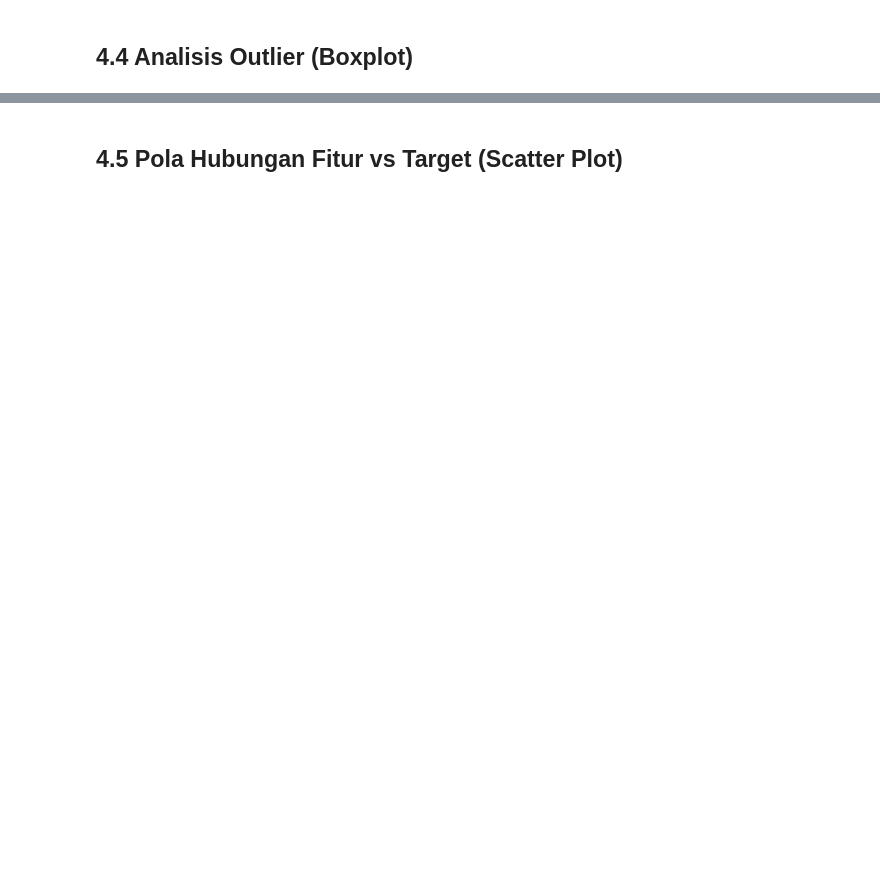
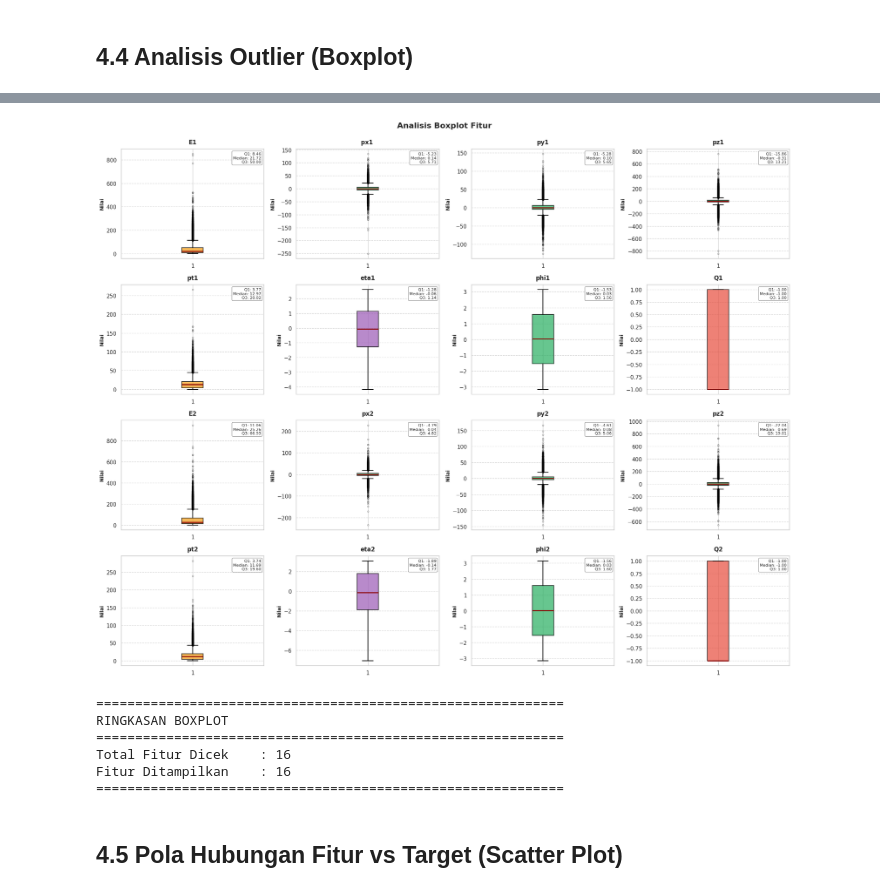
Before and after one commit to Imronrsya/CERN-Electron-Collision-Data, a Jupyter notebook: CERN_Electron_Collision_Data_Tubes_ML.ipynb, the cells around one changed output, grey strips where cells are left out. Saved outputs shown, nothing was run; the diff lists cells and outputs as text; code cells hidden in the pictures; blank space fills up the shorter version.

```diff
--- a/CERN_Electron_Collision_Data_Tubes_ML.ipynb
+++ b/CERN_Electron_Collision_Data_Tubes_ML.ipynb
@@ -181,2 +300,72 @@ Total Fitur Dicek: 16
+# %%
+features_to_check = [col for col in df.columns if col not in ['M', 'Run', 'Event']]
+
+n_cols = 4
+n_rows = 4
+features_display = features_to_check[:n_cols * n_rows]
+
+fig, axes = plt.subplots(n_rows, n_cols, figsize=(20, 16))
+axes = axes.flatten()
+
+for i, col in enumerate(features_display):
+    if 'E' in col or 'pt' in col:
+        color = '#F39C12'
+    elif 'p' in col and 't' not in col:
+        color = '#27AE60'
+    elif 'phi' in col or 'eta' in col:
+        color = '#9B59B6'
+    elif 'Q' in col:
+        color = '#E74C3C'
+    else:
+        color = '#3498DB'
+
+    box = axes[i].boxplot(df[col], vert=True, patch_artist=True,
+                          boxprops=dict(facecolor=color, alpha=0.7, linewidth=1.5),
+                          medianprops=dict(color='darkred', linewidth=2),
+                          whiskerprops=dict(linewidth=1.5),
+                          capprops=dict(linewidth=1.5),
+                          flierprops=dict(marker='o', markersize=3, alpha=0.3))
+
+    axes[i].set_title(f"{col}", fontsize=12, fontweight='bold', pad=10)
+    axes[i].set_ylabel("Nilai", fontsize=10, fontweight='bold')
+    axes[i].grid(axis='y', linestyle='--', alpha=0.3, color='gray')
+    axes[i].set_axisbelow(True)
+
+    q1 = df[col].quantile(0.25)
+    q3 = df[col].quantile(0.75)
+    median = df[col].median()
+
+    stats_text = f"Q1: {q1:.2f}\nMedian: {median:.2f}\nQ3: {q3:.2f}"
+    axes[i].text(0.98, 0.97, stats_text, transform=axes[i].transAxes,
+                fontsize=8, verticalalignment='top', horizontalalignment='right',
+                bbox=dict(boxstyle='round', facecolor='white', alpha=0.8, edgecolor='gray'))
+
+for j in range(len(features_display), len(axes)):
+    axes[j].axis('off')
+
+plt.suptitle("Analisis Boxplot Fitur", fontsize=16, fontweight='bold', y=0.995)
+plt.tight_layout()
+plt.show()
+
+print("\n" + "="*60)
+print("RINGKASAN BOXPLOT")
+print("="*60)
+print(f"Total Fitur Dicek    : {len(features_to_check)}")
+print(f"Fitur Ditampilkan    : {len(features_display)}")
+
+if len(features_to_check) > n_cols * n_rows:
+    remaining = features_to_check[n_cols * n_rows:]
+    print(f"Fitur Tidak Tampil   : {len(remaining)}")
+    print(f"                       {', '.join(remaining)}")
+
+print("="*60)
+# %% [output]
+[figure, added]
+============================================================
+RINGKASAN BOXPLOT
+============================================================
+Total Fitur Dicek    : 16
+Fitur Ditampilkan    : 16
+============================================================
 # %% [markdown]
 ## 4.5 Pola Hubungan Fitur vs Target (Scatter Plot)
```
Also changed, not shown: parts of 34 cells of this notebook.
